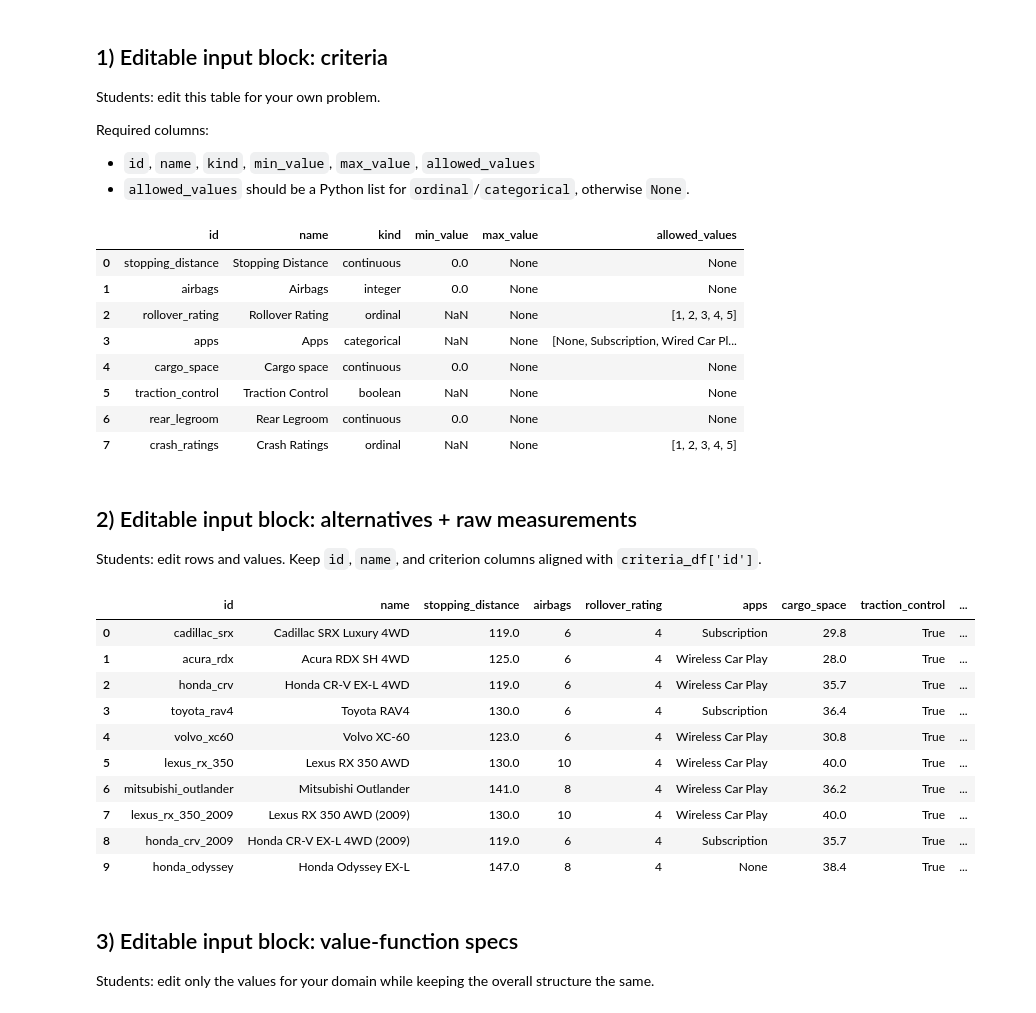
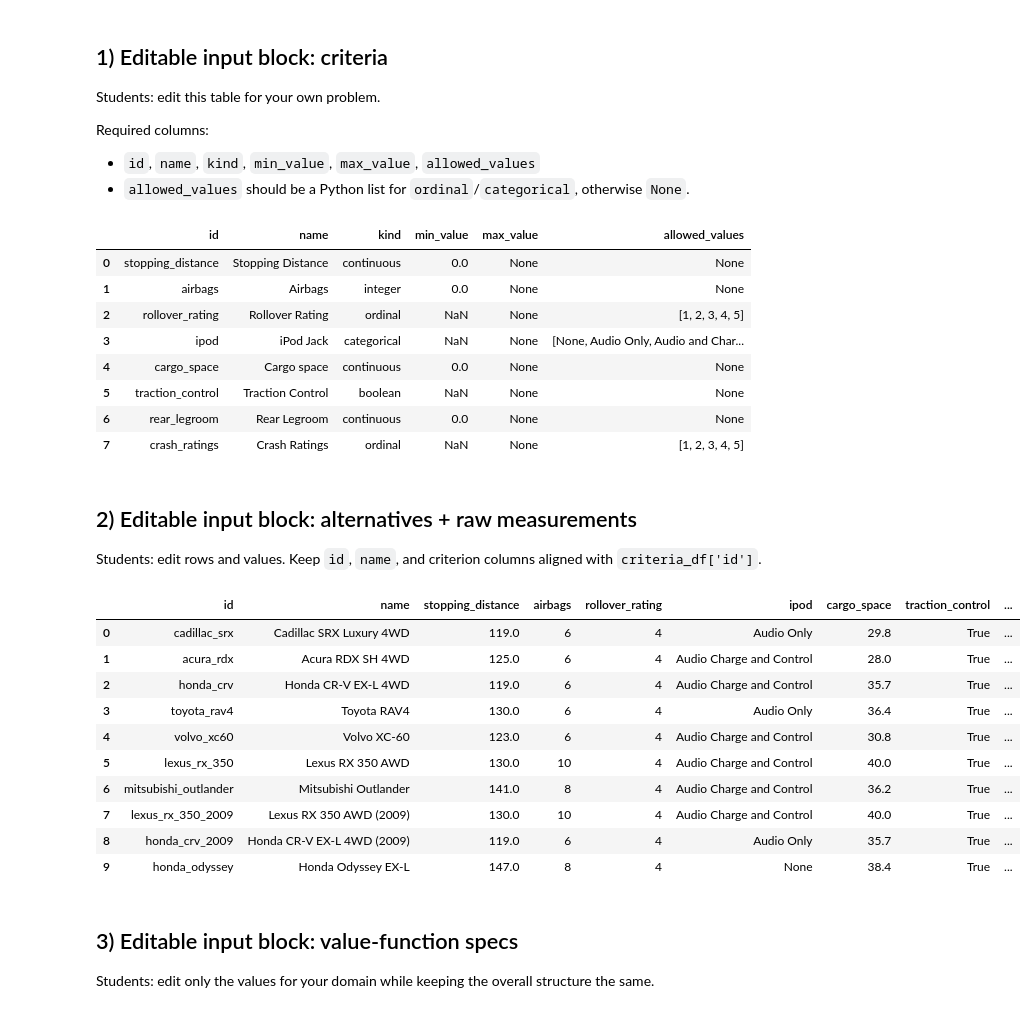
Before and after one commit to kewley-rob/decision-core, a Jupyter notebook: docs/notebooks/car_decision_template.ipynb, the cells around one changed output. Cells and saved outputs as stored; diff of their text form; code cells hidden in the pictures.

Commit message:
Replace "Apps" criterion with "iPod Jack" in car decision template notebook

```diff
--- a/docs/notebooks/car_decision_template.ipynb
+++ b/docs/notebooks/car_decision_template.ipynb
@@ -99,11 +93,13 @@ Required columns:
 - `id`, `name`, `kind`, `min_value`, `max_value`, `allowed_values`
 - `allowed_values` should be a Python list for `ordinal`/`categorical`, otherwise `None`.
 # %%
+import pandas as pd
+
 criteria_df = pd.DataFrame([
     {"id": "stopping_distance", "name": "Stopping Distance", "kind": "continuous", "min_value": 0.0, "max_value": None, "allowed_values": None},
     {"id": "airbags", "name": "Airbags", "kind": "integer", "min_value": 0, "max_value": None, "allowed_values": None},
     {"id": "rollover_rating", "name": "Rollover Rating", "kind": "ordinal", "min_value": None, "max_value": None, "allowed_values": [1, 2, 3, 4, 5]},
-    {"id": "apps", "name": "Apps", "kind": "categorical", "min_value": None, "max_value": None, "allowed_values": ["None", "Subscription", "Wired Car Play", "Wireless Car Play"]},
+    {"id": "ipod", "name": "iPod Jack", "kind": "categorical", "min_value": None, "max_value": None, "allowed_values": ["None", "Audio Only", "Audio and Charge", "Audio Charge and Control"]},
     {"id": "cargo_space", "name": "Cargo space", "kind": "continuous", "min_value": 0.0, "max_value": None, "allowed_values": None},
     {"id": "traction_control", "name": "Traction Control", "kind": "boolean", "min_value": None, "max_value": None, "allowed_values": None},
     {"id": "rear_legroom", "name": "Rear Legroom", "kind": "continuous", "min_value": 0.0, "max_value": None, "allowed_values": None},
@@ -116,7 +112,7 @@ criteria_df
 | 0 | stopping_distance | Stopping Distance | continuous | 0.0 | None | None |
 | 1 | airbags | Airbags | integer | 0.0 | None | None |
 | 2 | rollover_rating | Rollover Rating | ordinal | NaN | None | [1, 2, 3, 4, 5] |
-| 3 | apps | Apps | categorical | NaN | None | [None, Subscription, Wired Car Pl... |
+| 3 | ipod | iPod Jack | categorical | NaN | None | [None, Audio Only, Audio and Char... |
 | 4 | cargo_space | Cargo space | continuous | 0.0 | None | None |
 | 5 | traction_control | Traction Control | boolean | NaN | None | None |
 | 6 | rear_legroom | Rear Legroom | continuous | 0.0 | None | None |
@@ -127,30 +123,32 @@ criteria_df
 Students: edit rows and values. Keep `id`, `name`, and criterion columns aligned with `criteria_df['id']`.
 # %%
 raw_df = pd.DataFrame([
-    {"id": "cadillac_srx", "name": "Cadillac SRX Luxury 4WD", "stopping_distance": 119.0, "airbags": 6, "rollover_rating": 4, "apps": "Subscription", "cargo_space": 29.8, "traction_control": True, "rear_legroom": 36.0, "crash_ratings": 5},
-    {"id": "acura_rdx", "name": "Acura RDX SH 4WD", "stopping_distance": 125.0, "airbags": 6, "rollover_rating": 4, "apps": "Wireless Car Play", "cargo_space": 28.0, "traction_control": True, "rear_legroom": 37.6, "crash_ratings": 5},
-    {"id": "honda_crv", "name": "Honda CR-V EX-L 4WD", "stopping_distance": 119.0, "airbags": 6, "rollover_rating": 4, "apps": "Wireless Car Play", "cargo_space": 35.7, "traction_control": True, "rear_legroom": 38.5, "crash_ratings": 5},
-    {"id": "toyota_rav4", "name": "Toyota RAV4", "stopping_distance": 130.0, "airbags": 6, "rollover_rating": 4, "apps": "Subscription", "cargo_space": 36.4, "traction_control": True, "rear_legroom": 38.3, "crash_ratings": 5},
-    {"id": "volvo_xc60", "name": "Volvo XC-60", "stopping_distance": 123.0, "airbags": 6, "rollover_rating": 4, "apps": "Wireless Car Play", "cargo_space": 30.8, "traction_control": True, "rear_legroom": 36.4, "crash_ratings": 5},
-    {"id": "lexus_rx_350", "name": "Lexus RX 350 AWD", "stopping_distance": 130.0, "airbags": 10, "rollover_rating": 4, "apps": "Wireless Car Play", "cargo_space": 40.0, "traction_control": True, "rear_legroom": 36.8, "crash_ratings": 5},
-    {"id": "mitsubishi_outlander", "name": "Mitsubishi Outlander", "stopping_distance": 141.0, "airbags": 8, "rollover_rating": 4, "apps": "Wireless Car Play", "cargo_space": 36.2, "traction_control": True, "rear_legroom": 39.6, "crash_ratings": 5},
-    {"id": "lexus_rx_350_2009", "name": "Lexus RX 350 AWD (2009)", "stopping_distance": 130.0, "airbags": 10, "rollover_rating": 4, "apps": "Wireless Car Play", "cargo_space": 40.0, "traction_control": True, "rear_legroom": 36.8, "crash_ratings": 5},
-    {"id": "honda_crv_2009", "name": "Honda CR-V EX-L 4WD (2009)", "stopping_distance": 119.0, "airbags": 6, "rollover_rating": 4, "apps": "Subscription", "cargo_space": 35.7, "traction_control": True, "rear_legroom": 38.5, "crash_ratings": 5},
-    {"id": "honda_odyssey", "name": "Honda Odyssey EX-L", "stopping_distance": 147.0, "airbags": 8, "rollover_rating": 4, "apps": "None", "cargo_space": 38.4, "traction_control": True, "rear_legroom": 40.9, "crash_ratings": 5},
+    {"id": "cadillac_srx", "name": "Cadillac SRX Luxury 4WD", "stopping_distance": 119.0, "airbags": 6, "rollover_rating": 4, "ipod": "Audio Only", "cargo_space": 29.8, "traction_control": True, "rear_legroom": 36.0, "crash_ratings": 5},
+    {"id": "acura_rdx", "name": "Acura RDX SH 4WD", "stopping_distance": 125.0, "airbags": 6, "rollover_rating": 4, "ipod": "Audio Charge and Control", "cargo_space": 28.0, "traction_control": True, "rear_legroom": 37.6, "crash_ratings": 5},
+    {"id": "honda_crv", "name": "Honda CR-V EX-L 4WD", "stopping_distance": 119.0, "airbags": 6, "rollover_rating": 4, "ipod": "Audio Charge and Control", "cargo_space": 35.7, "traction_control": True, "rear_legroom": 38.5, "crash_ratings": 5},
+    {"id": "toyota_rav4", "name": "Toyota RAV4", "stopping_distance": 130.0, "airbags": 6, "rollover_rating": 4, "ipod": "Audio Only", "cargo_space": 36.4, "traction_control": True, "rear_legroom": 38.3, "crash_ratings": 5},
+    {"id": "volvo_xc60", "name": "Volvo XC-60", "stopping_distance": 123.0, "airbags": 6, "rollover_rating": 4, "ipod": "Audio Charge and Control", "cargo_space": 30.8, "traction_control": True, "rear_legroom": 36.4, "crash_ratings": 5},
+    {"id": "lexus_rx_350", "name": "Lexus RX 350 AWD", "stopping_distance": 130.0, "airbags": 10, "rollover_rating": 4, "ipod": "Audio Charge and Control", "cargo_space": 40.0, "traction_control": True, "rear_legroom": 36.8, "crash_ratings": 5},
+    {"id": "mitsubishi_outlander", "name": "Mitsubishi Outlander", "stopping_distance": 141.0, "airbags": 8, "rollover_rating": 4, "ipod": "Audio Charge and Control", "cargo_space": 36.2, "traction_control": True, "rear_legroom": 39.6, "crash_ratings": 5},
+    {"id": "lexus_rx_350_2009", "name": "Lexus RX 350 AWD (2009)", "stopping_distance": 130.0, "airbags": 10, "rollover_rating": 4, "ipod": "Audio Charge and Control", "cargo_space": 40.0, "traction_control": True, "rear_legroom": 36.8, "crash_ratings": 5},
+    {"id": "honda_crv_2009", "name": "Honda CR-V EX-L 4WD (2009)", "stopping_distance": 119.0, "airbags": 6, "rollover_rating": 4, "ipod": "Audio Only", "cargo_space": 35.7, "traction_control": True, "rear_legroom": 38.5, "crash_ratings": 5},
+    {"id": "honda_odyssey", "name": "Honda Odyssey EX-L", "stopping_distance": 147.0, "airbags": 8, "rollover_rating": 4, "ipod": "None", "cargo_space": 38.4, "traction_control": True, "rear_legroom": 40.9, "crash_ratings": 5},
 ])
 
+
+
 raw_df
 # %% [output]
-|  | id | name | stopping_distance | airbags | rollover_rating | apps | cargo_space | traction_control | ... |
-| 0 | cadillac_srx | Cadillac SRX Luxury 4WD | 119.0 | 6 | 4 | Subscription | 29.8 | True | ... |
-| 1 | acura_rdx | Acura RDX SH 4WD | 125.0 | 6 | 4 | Wireless Car Play | 28.0 | True | ... |
-| 2 | honda_crv | Honda CR-V EX-L 4WD | 119.0 | 6 | 4 | Wireless Car Play | 35.7 | True | ... |
-| 3 | toyota_rav4 | Toyota RAV4 | 130.0 | 6 | 4 | Subscription | 36.4 | True | ... |
-| 4 | volvo_xc60 | Volvo XC-60 | 123.0 | 6 | 4 | Wireless Car Play | 30.8 | True | ... |
-| 5 | lexus_rx_350 | Lexus RX 350 AWD | 130.0 | 10 | 4 | Wireless Car Play | 40.0 | True | ... |
-| 6 | mitsubishi_outlander | Mitsubishi Outlander | 141.0 | 8 | 4 | Wireless Car Play | 36.2 | True | ... |
-| 7 | lexus_rx_350_2009 | Lexus RX 350 AWD (2009) | 130.0 | 10 | 4 | Wireless Car Play | 40.0 | True | ... |
-| 8 | honda_crv_2009 | Honda CR-V EX-L 4WD (2009) | 119.0 | 6 | 4 | Subscription | 35.7 | True | ... |
+|  | id | name | stopping_distance | airbags | rollover_rating | ipod | cargo_space | traction_control | ... |
+| 0 | cadillac_srx | Cadillac SRX Luxury 4WD | 119.0 | 6 | 4 | Audio Only | 29.8 | True | ... |
+| 1 | acura_rdx | Acura RDX SH 4WD | 125.0 | 6 | 4 | Audio Charge and Control | 28.0 | True | ... |
+| 2 | honda_crv | Honda CR-V EX-L 4WD | 119.0 | 6 | 4 | Audio Charge and Control | 35.7 | True | ... |
+| 3 | toyota_rav4 | Toyota RAV4 | 130.0 | 6 | 4 | Audio Only | 36.4 | True | ... |
+| 4 | volvo_xc60 | Volvo XC-60 | 123.0 | 6 | 4 | Audio Charge and Control | 30.8 | True | ... |
+| 5 | lexus_rx_350 | Lexus RX 350 AWD | 130.0 | 10 | 4 | Audio Charge and Control | 40.0 | True | ... |
+| 6 | mitsubishi_outlander | Mitsubishi Outlander | 141.0 | 8 | 4 | Audio Charge and Control | 36.2 | True | ... |
+| 7 | lexus_rx_350_2009 | Lexus RX 350 AWD (2009) | 130.0 | 10 | 4 | Audio Charge and Control | 40.0 | True | ... |
+| 8 | honda_crv_2009 | Honda CR-V EX-L 4WD (2009) | 119.0 | 6 | 4 | Audio Only | 35.7 | True | ... |
 | 9 | honda_odyssey | Honda Odyssey EX-L | 147.0 | 8 | 4 | None | 38.4 | True | ... |
 # %% [markdown]
 ## 3) Editable input block: value-function specs
```
Also changed, not shown: parts of 7 cells of this notebook.
